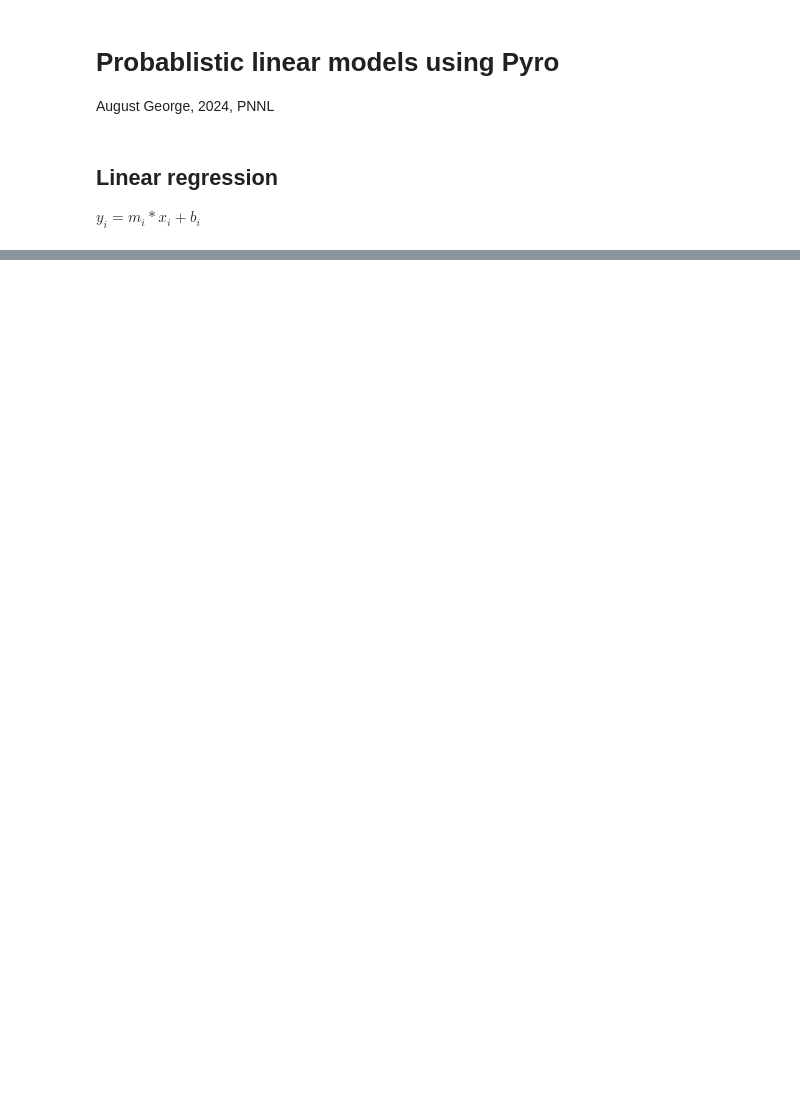
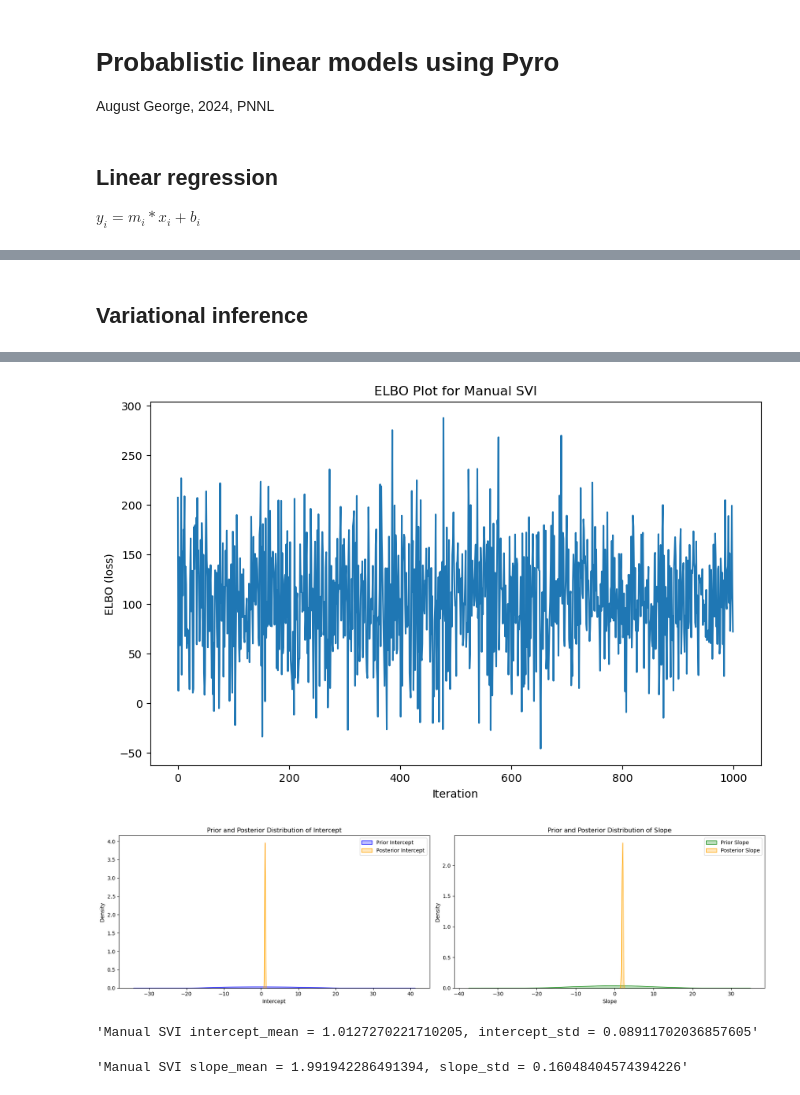
Before and after one commit to CRISPR-CARB/nocap, a Jupyter notebook: notebooks/linear_models_in_pyro.ipynb, the cells around one changed output, grey strips where cells are left out. Cells and saved outputs as stored; diff of their text form; code cells hidden in the pictures; blank space fills up the shorter version.

```diff
--- a/notebooks/linear_models_in_pyro.ipynb
+++ b/notebooks/linear_models_in_pyro.ipynb
@@ -100,0 +96,66 @@ Estimated noise_std mean: 2.2196156351128593e-05 95% CI: [2.20882266148692e-05,
+# %% [markdown]
+## Variational inference
+# %%
+def linear_model_guide(X_values, Y_values):
+    intercept_loc = pyro.param('intercept_loc', torch.tensor(0.0))
+    intercept_scale = pyro.param('intercept_scale', torch.tensor(1.0), constraint=torch.distributions.constraints.positive)
+    slope_loc = pyro.param('slope_loc', torch.tensor(0.0))
+    slope_scale = pyro.param('slope_scale', torch.tensor(1.0), constraint=torch.distributions.constraints.positive)
+    noise_std_loc = pyro.param('noise_std_loc', torch.tensor(0.0))
+    noise_std_scale = pyro.param('noise_std_scale', torch.tensor(1.0), constraint=torch.distributions.constraints.positive)
+    pyro.sample('intercept', dist.Normal(intercept_loc, intercept_scale))
+    pyro.sample('slope', dist.Normal(slope_loc, slope_scale))
+    pyro.sample('noise_std', dist.LogNormal(noise_std_loc, noise_std_scale))
+
+
+optimizer = optim.Adam({"lr": 0.01})
+svi_manual = SVI(linear_model, linear_model_guide, optimizer, loss=Trace_ELBO())
+num_iterations = 1000
+elbo_values = []
+for step in range(num_iterations):
+    loss = svi_manual.step(X_values, Y_values)
+    elbo_values.append(loss)
+    if step % 100 == 0:
+        print(f"Manual SVI Step {step} : loss = {loss}")
+
+intercept_loc = pyro.param('intercept_loc').item()
+intercept_scale = pyro.param('intercept_scale').item()
+slope_loc = pyro.param('slope_loc').item()
+slope_scale = pyro.param('slope_scale').item()
+noise_std_loc = torch.tensor(pyro.param('noise_std_loc'))  # Convert to tensor
+noise_std_scale = torch.tensor(pyro.param('noise_std_scale'))
+noise_std_exp = torch.exp(noise_std_loc).item()
+
+prior_intercept_samples = dist.Normal(0, 10).sample([1000]).numpy()
+prior_slope_samples = dist.Normal(0, 10).sample([1000]).numpy()
+intercept_samples = dist.Normal(intercept_loc, intercept_scale).sample([1000]).numpy()
+slope_samples = dist.Normal(slope_loc, slope_scale).sample([1000]).numpy()
+
+plt.figure(figsize=(10, 6))
+plt.plot(elbo_values)
+plt.xlabel('Iteration')
+plt.ylabel('ELBO (loss)')
+plt.title('ELBO Plot for Manual SVI')
+plt.show()
+
+fig, axs = plt.subplots(1, 2, figsize=(18, 5))
+sns.kdeplot(prior_intercept_samples, fill=True, color='blue', label='Prior Intercept', ax=axs[0])
+sns.kdeplot(intercept_samples, fill=True, color='orange', label='Posterior Intercept', ax=axs[0])
+axs[0].set_title('Prior and Posterior Distribution of Intercept')
+axs[0].set_xlabel('Intercept')
+axs[0].set_ylabel('Density')
+axs[0].legend()
+
+sns.kdeplot(prior_slope_samples, fill=True, color='green', label='Prior Slope', ax=axs[1])
+sns.kdeplot(slope_samples, fill=True, color='orange', label='Posterior Slope', ax=axs[1])
+axs[1].set_title('Prior and Posterior Distribution of Slope')
+axs[1].set_xlabel('Slope')
+axs[1].set_ylabel('Density')
+axs[1].legend()
+plt.tight_layout()
+plt.show()
+
+
+display(f"Manual SVI intercept_mean = {intercept_loc}, intercept_std = {intercept_scale}")
+display(f"Manual SVI slope_mean = {slope_loc}, slope_std = {slope_scale}")
+# %% [output]
@@ -100,0 +172,4 @@ Estimated noise_std mean: 2.2196156351128593e-05 95% CI: [2.20882266148692e-05,
+[figure, added]
+[figure, added]
+'Manual SVI intercept_mean = 1.0127270221710205, intercept_std = 0.08911702036857605'
+'Manual SVI slope_mean = 1.991942286491394, slope_std = 0.16048404574394226'
```
Also changed, not shown: parts of 17 cells of this notebook.
